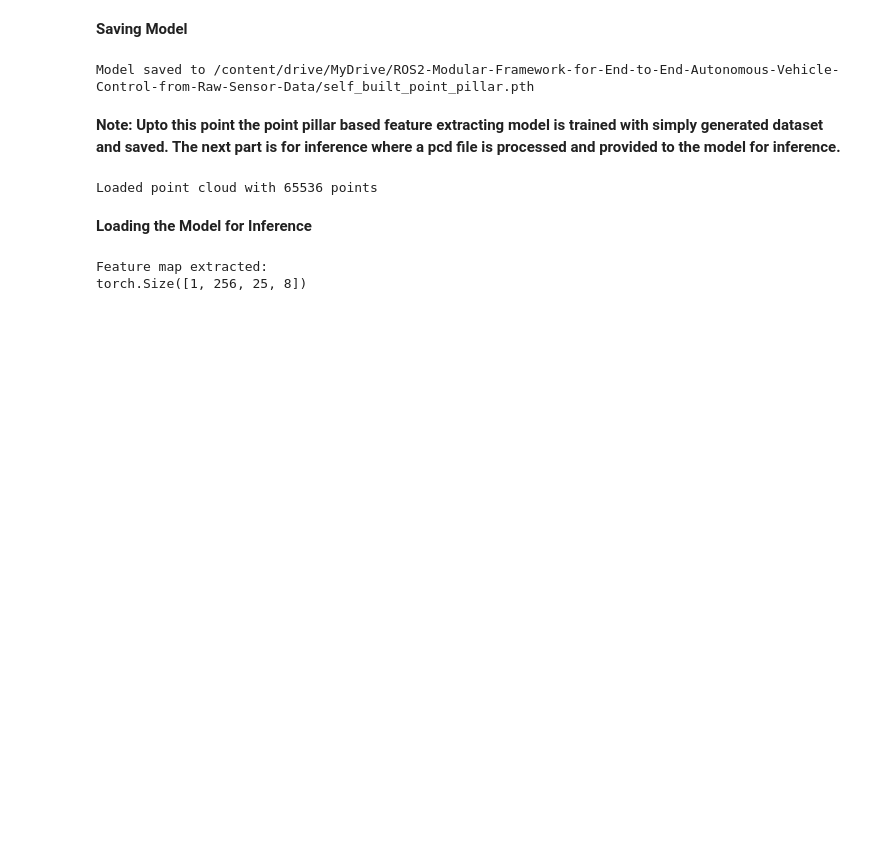
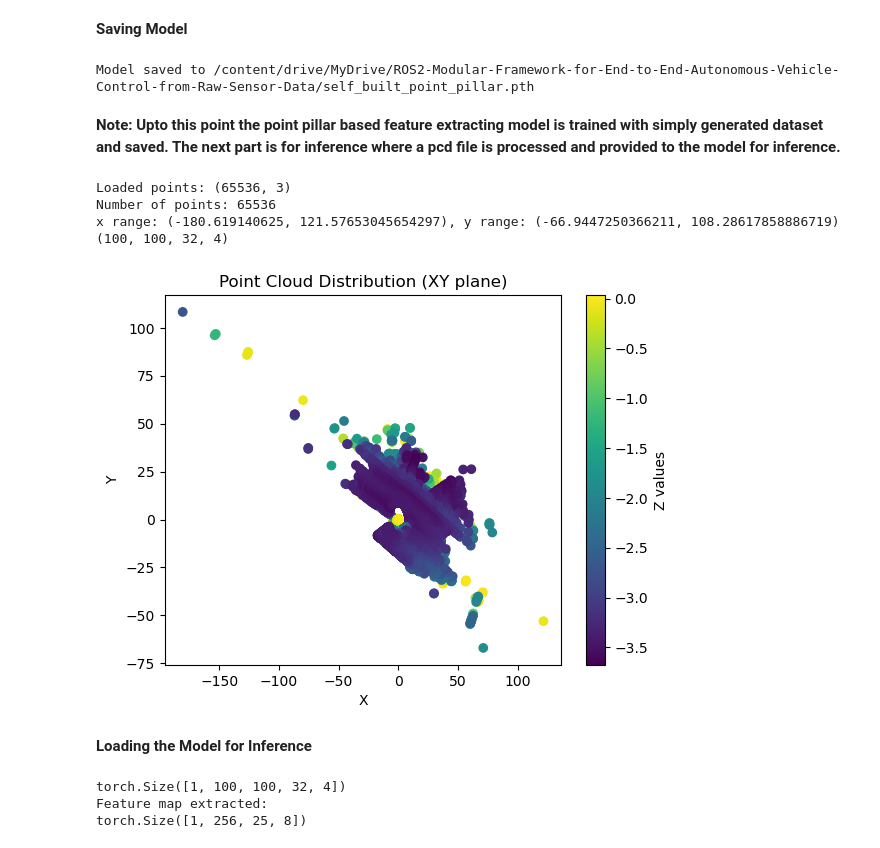
Before and after one commit to ghr8635/E2E-DriveAI-ROS2-based-Modular-Framework-for-Autonomous-Vehicle-Control, a Jupyter notebook: self_built_point_pillar_architecture_(simple_data).ipynb, the cells around one changed output. Cells and saved outputs as stored; diff of their text form; code cells hidden in the pictures; blank space fills up the shorter version.

```diff
--- a/self_built_point_pillar_architecture_(simple_data).ipynb
+++ b/self_built_point_pillar_architecture_(simple_data).ipynb
@@ -151,16 +153,3 @@ print(f"Model saved to {model_save_path}")
 Model saved to /content/drive/MyDrive/ROS2-Modular-Framework-for-End-to-End-Autonomous-Vehicle-Control-from-Raw-Sensor-Data/self_built_point_pillar.pth
 # %% [markdown]
 **Note: Upto this point the point pillar based feature extracting model is trained with simply generated dataset and saved. The next part is for inference where a pcd file is processed and provided to the model for inference.**
-# %%
-import open3d as o3d
-import numpy as np
-
-# Load the PCD file
-pcd = o3d.io.read_point_cloud('/content/drive/MyDrive/ROS2-Modular-Framework-for-End-to-End-Autonomous-Vehicle-Control-from-Raw-Sensor-Data/lidar_01__2023-06-02-21-28-09-321.pcd')
-
-# Convert the point cloud into a NumPy array (N, 3), where N is the number of points
-points = np.asarray(pcd.points)
-
-print(f"Loaded point cloud with {points.shape[0]} points")
-# %% [output]
-Loaded point cloud with 65536 points
@@ -167,19 +168,17 @@ Loaded point cloud with 65536 points
 # %%
+import numpy as np
+
 def preprocess_point_cloud(points, grid_x, grid_y, voxel_size=0.1):
     """
     Convert 3D point cloud to pillar representation.
+    """
+    # Check if the points are loaded correctly
+    print(f"Number of points: {points.shape[0]}")
 
-    Args:
-    - points: (N, 3) numpy array where N is the number of points.
-    - grid_x: Number of pillars along the X axis.
-    - grid_y: Number of pillars along the Y axis.
-    - voxel_size: Size of each voxel (grid cell).
-
-    Returns:
-    - pillars: The preprocessed point cloud as pillar features.
-    """
+    # Check if points are within the expected range
     x_min, y_min = np.min(points[:, 0]), np.min(points[:, 1])
     x_max, y_max = np.max(points[:, 0]), np.max(points[:, 1])
+    print(f"x range: ({x_min}, {x_max}), y range: ({y_min}, {y_max})")
 
     # Create grid for the 2D space
     grid_x_range = np.linspace(x_min, x_max, grid_x)
@@ -197,11 +196,13 @@ def preprocess_point_cloud(points, grid_x, grid_y, voxel_size=0.1):
         x_idx = min(x_idx, grid_x - 1)
         y_idx = min(y_idx, grid_y - 1)
 
+        #print(f"Grid coordinates for point {point}: ({x_idx}, {y_idx})")
+
         # Add the point features (x, y, z, intensity) to the pillar
         pillar = pillars[x_idx, y_idx]
 
         # If there is an empty space in the pillar (0 entries), insert the point
-        empty_slot_idx = np.where(pillar[:, 0] == 0)[0]
+        empty_slot_idx = np.where(np.all(pillar == 0, axis=1))[0]
 
         if len(empty_slot_idx) > 0:
             # Fill the first empty slot (use the first one)
@@ -214,9 +215,26 @@ def preprocess_point_cloud(points, grid_x, grid_y, voxel_size=0.1):
 
     return pillars
 
-# Set grid resolution and voxel size
-grid_x, grid_y = 100, 100  # Resolution of your grid
-preprocessed_pillars = preprocess_point_cloud(points, grid_x, grid_y)
+points = load_pcd(pcd)
+preprocessed_pillars = preprocess_point_cloud(points, grid_x=100, grid_y=100)
+print(preprocessed_pillars.shape)
+# %% [output]
+Loaded points: (65536, 3)
+Number of points: 65536
+x range: (-180.619140625, 121.57653045654297), y range: (-66.9447250366211, 108.28617858886719)
+(100, 100, 32, 4)
+# %%
+import matplotlib.pyplot as plt
+
+# Visualize the x-y distribution of the points
+plt.scatter(points[:, 0], points[:, 1], c=points[:, 2], cmap='viridis')
+plt.colorbar(label='Z values')
+plt.title('Point Cloud Distribution (XY plane)')
+plt.xlabel('X')
+plt.ylabel('Y')
+plt.show()
+# %% [output]
+[figure, added]
 # %% [markdown]
 **Loading the Model for Inference**
 # %%
@@ -226,7 +244,7 @@ import torch
 model = PointPillarsFeatureExtractor()
 
 # Load the saved weights
-model_save_path = '/content/drive/MyDrive/ROS2-Modular-Framework-for-End-to-End-Autonomous-Vehicle-Control-from-Raw-Sensor-Data/self_built_point_pillar.pth'
+model_save_path = 'self_built_point_pillar.pth'
 model.load_state_dict(torch.load(model_save_path))
 
 # Set the model to evaluation mode
@@ -235,6 +253,9 @@ model.eval()
 # Convert the preprocessed point cloud into a torch tensor
 input_tensor = torch.tensor(preprocessed_pillars, dtype=torch.float32).unsqueeze(0)  # Add batch dimension
 
+
+print(input_tensor.shape)
+
 # Perform inference (no gradient calculation since we're not training)
 with torch.no_grad():
     feature_map = model(input_tensor)
@@ -243,5 +264,6 @@ with torch.no_grad():
 print("Feature map extracted:")
 print(feature_map.shape)  # Check the output shape
 # %% [output]
+torch.Size([1, 100, 100, 32, 4])
 Feature map extracted:
 torch.Size([1, 256, 25, 8])
```
Also changed, not shown: parts of 2 cells of this notebook.
